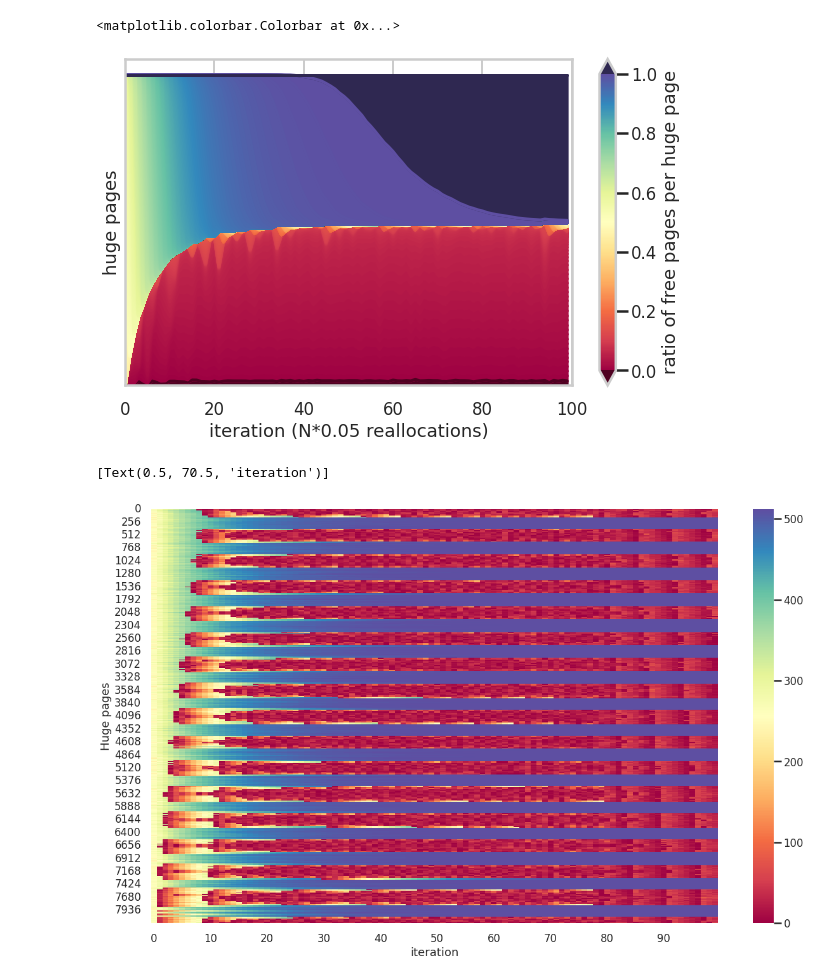
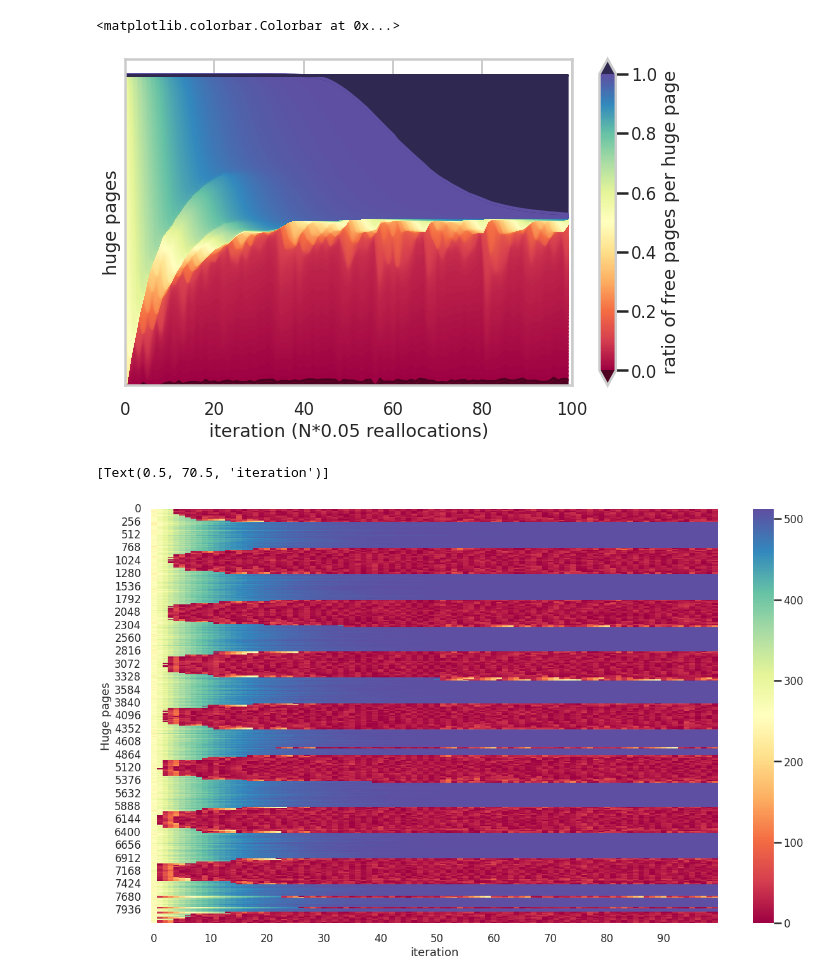
Before and after one commit to luhsra/llfree-rs, a Jupyter notebook: results/frag.ipynb, the cells around one changed output. Saved outputs shown, nothing was run; the diff lists cells and outputs as text; code cells hidden in the pictures.

```diff
--- a/results/frag.ipynb
+++ b/results/frag.ipynb
@@ -57,5 +57,5 @@ plt.colorbar(cm.ScalarMappable(cmap=cmap), ax=ax, extend="both",
 # %%
-data = pd.read_csv("out/frag_al.csv", index_col=["i"])
+data = pd.read_csv("out/frag.csv", index_col=["i"])
 per_huge = data[[*data.columns[2:]]]
 buckets = per_huge.apply(pd.value_counts, axis=1).fillna(0)
 
@@ -72,25 +72,25 @@ plt.colorbar(cm.ScalarMappable(cmap=cmap), ax=ax, extend="both",
              label="ratio of free pages per huge page")
 # %% [output]
 <matplotlib.colorbar.Colorbar at 0x...>
-[figure, old version]
+[figure, new version]
 # %%
 # Heatmap Array
 fix, ax = plt.subplots()
 fix.set_figwidth(20)
 fix.set_figheight(12)
 fix.set_facecolor("white")
 
 cmap = cmap_extreme(sns.color_palette("Spectral", as_cmap=True, n_colors=10))
 
-data = pd.read_csv("out/frag_half.csv", index_col=["i"])
+data = pd.read_csv("out/frag.csv", index_col=["i"])
 per_huge = data[[*data.columns[2:]]].T
 
 plot = sns.heatmap(per_huge, ax=ax, cmap=cmap, yticklabels=256, xticklabels=10)
 plot.set(ylabel="Huge pages")
 plot.set(xlabel="iteration")
 # %% [output]
 [Text(0.5, 70.5, 'iteration')]
-[figure, old version]
+[figure, new version]
 # %%
 # Heatmap Array
 fix, ax = plt.subplots()
```
Also changed, not shown: parts of 2 cells of this notebook, 11 other files.
